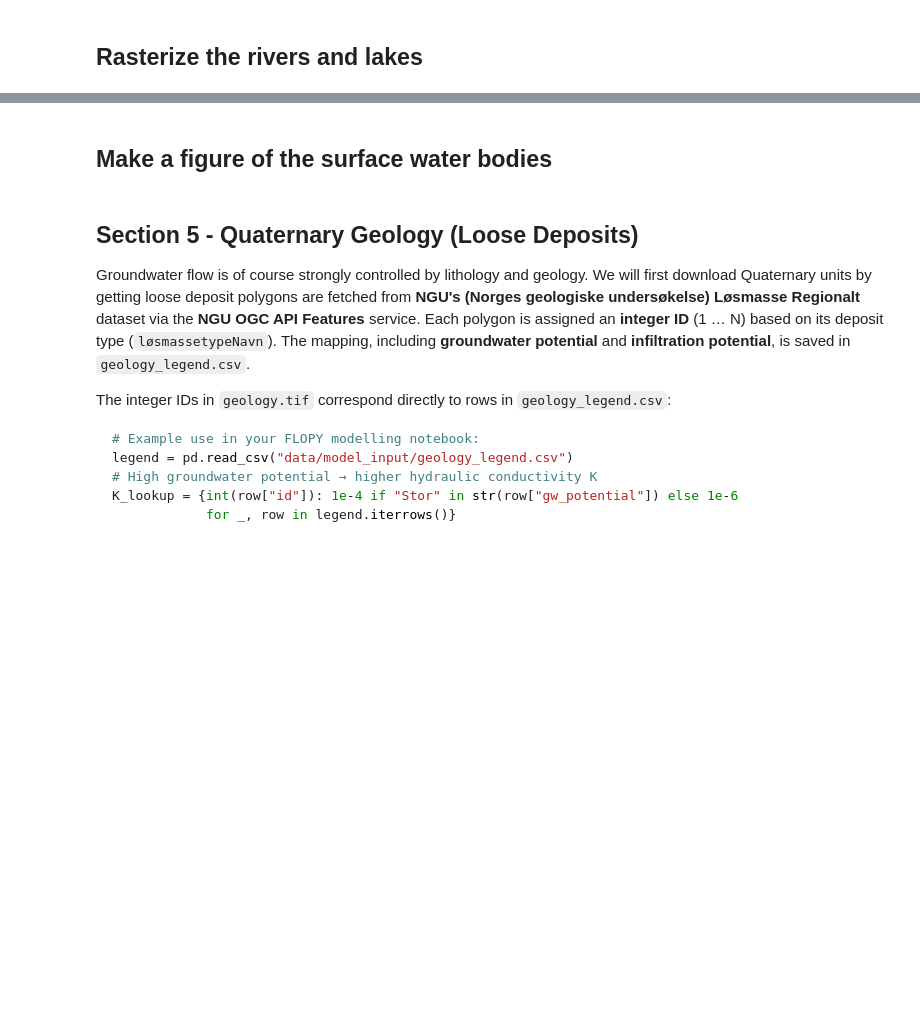
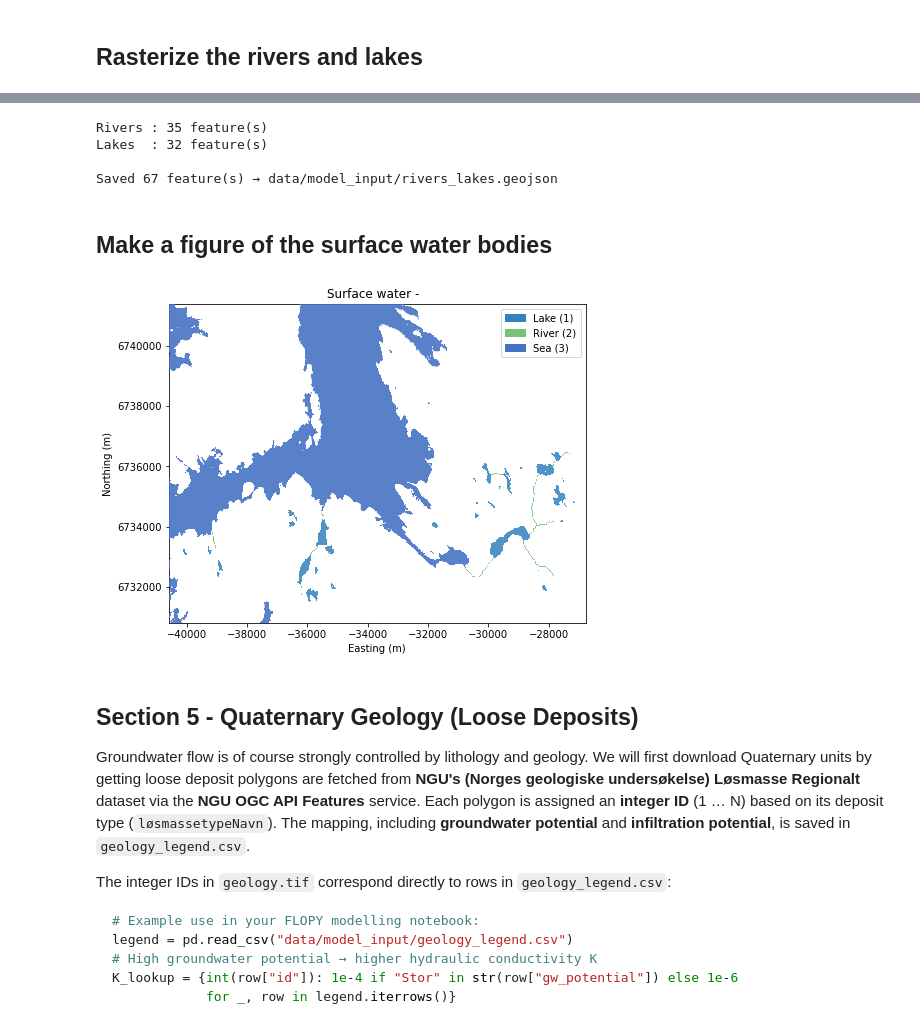
Before and after one commit to ElcoLuijendijk/GEOV212_hydrogeology_exercises, a Jupyter notebook: exercise_5a_model_data.ipynb, the cells around one changed output, grey strips where cells are left out. Cells and saved outputs as stored; diff of their text form; code cells hidden in the pictures; blank space fills up the shorter version.

```diff
--- a/exercise_5a_model_data.ipynb
+++ b/exercise_5a_model_data.ipynb
@@ -54,6 +54,7 @@ The output of this notebook consists of the following files. These are GeoTIFF f
 # %% [markdown]
 ## Import modules
 # %%
+import gc
 import re
 import warnings
 import io
@@ -80,6 +81,8 @@ from pyproj import Transformer
 from shapely.geometry import box, mapping #, MultiPolygon, Polygon
 from shapely.ops import unary_union # polygonize, linemerge,
 
+plt.rcParams["figure.dpi"] = 72
+
 print("All packages loaded successfully.")
 print(f"  geopandas : {gpd.__version__}")
 print(f"  rasterio  : {rasterio.__version__}")
@@ -1290,7 +1398,6 @@ the river area, it only restores continuity.
 # %% [markdown]
 ## Get all surface water data
 # %%
-
 def _fetch_nve_layer(url, bbox, timeout=120):
     """Fetch all features from an NVE ArcGIS REST FeatureLayer within a bounding box.
 
@@ -1341,12 +1448,23 @@ else:
     print("  No lakes found in this catchment.")
 
 # ─── Fetch rivers (NVE Elvenett, LineString layer) ───────────────────────────
+# Rivers that follow the watershed divide are geometrically coincident with the
+# catchment polygon boundary. A hard clip() against the exact polygon drops or
+# fragments those collinear segments due to floating-point edge cases in Shapely.
+# Buffering the clip mask by half a pixel (TARGET_RESOLUTION / 2) before clipping
+# ensures boundary-coincident rivers are kept without pulling in segments from
+# neighbouring catchments.
 print("\nFetching rivers from NVE Elvenett ...")
 rivers_raw = _fetch_nve_layer(NVE_RIVERS_URL, catchment_bbox)
 if rivers_raw is not None:
-    rivers_gdf = gpd.clip(rivers_raw.to_crs(CRS), catchment_gdf)
+    _rivers_clip_geom = catchment_gdf.geometry.buffer(TARGET_RESOLUTION / 2).unary_union
+    rivers_gdf = gpd.clip(rivers_raw.to_crs(CRS), _rivers_clip_geom)
     rivers_gdf = rivers_gdf[~rivers_gdf.geometry.is_empty].reset_index(drop=True)
     print(f"  {len(rivers_gdf)} river feature(s) clipped to catchment")
 else:
     rivers_gdf = None
     print("  No rivers found in this catchment.")
+
+# Free raw GDFs now that clipped versions are ready
+del lakes_raw, rivers_raw
+gc.collect()
@@ -1489,32 +1635,75 @@ if n_valid > 0:
+# %%
+# ─── Save river and lake vectors as GeoJSON ───────────────────────────────────
+# We export the unfiltered rivers_gdf (all Strahler orders) and the full
+# lakes_gdf, each tagged with feature_type, and save them as a single file.
+# Exercise 5B uses this file to overlay the observed network on baseflow maps.
+
+import geopandas as gpd
+import pandas as pd
+
+_parts = []
+
+if rivers_gdf is not None and len(rivers_gdf) > 0:
+    _riv = rivers_gdf[["geometry"]].copy()
+    _riv["feature_type"] = "river"
+    _parts.append(_riv)
+    print(f"Rivers : {len(_riv)} feature(s)")
+
+if lakes_gdf is not None and len(lakes_gdf) > 0:
+    _lak = lakes_gdf[["geometry"]].copy()
+    _lak["feature_type"] = "lake"
+    _parts.append(_lak)
+    print(f"Lakes  : {len(_lak)} feature(s)")
+
+if _parts:
+    rivers_lakes_gdf = gpd.GeoDataFrame(
+        pd.concat(_parts, ignore_index=True), crs=CRS
+    )
+    rl_path = OUTPUT_DIR / "rivers_lakes.geojson"
+    rivers_lakes_gdf.to_file(rl_path, driver="GeoJSON")
+    print(f"\nSaved {len(rivers_lakes_gdf)} feature(s) → {rl_path}")
+else:
+    rivers_lakes_gdf = None
+    print("No rivers or lakes found — rivers_lakes.geojson not written.")
+# %% [output]
+Rivers : 35 feature(s)
+Lakes  : 32 feature(s)
+
+Saved 67 feature(s) → data/model_input/rivers_lakes.geojson
 # %% [markdown]
 ## Make a figure of the surface water bodies
 # %%
 cmap_sw  = mcolors.ListedColormap(["#f0f0f0", "#3182bd", "#74c476", "#4472C4"])
 bounds_sw = [-0.5, 0.5, 1.5, 2.5, 3.5]
 norm_sw  = mcolors.BoundaryNorm(bounds_sw, cmap_sw.N)
 
 fig, ax = plt.subplots(figsize=(7, 6))
-ax.imshow(hillshade, cmap="gray", alpha=0.5, extent=extent)
+#ax.imshow(hillshade, cmap="gray", alpha=0.5, extent=extent, interpolation='nearest')
+
+#catchment_gdf.plot(ax=ax, color="lightgrey", linewidth=0)
+
 _plot_sea_polygon(ax, alpha=0.30)
 ax.imshow(
     np.where(sw_array > 0, sw_array.astype(float), np.nan),
-    cmap=cmap_sw, norm=norm_sw, alpha=0.85, extent=extent,
+    cmap=cmap_sw, norm=norm_sw, alpha=0.85, extent=extent, interpolation='nearest', zorder=10
  )
-catchment_gdf.boundary.plot(ax=ax, color="black", linewidth=1)
+#catchment_gdf.boundary.plot(ax=ax, color="black", linewidth=1)
 
 patches_sw = [
     mpatches.Patch(color="#3182bd", label="Lake (1)"),
     mpatches.Patch(color="#74c476", label="River (2)"),
     mpatches.Patch(color="#4472C4", label="Sea (3)"),
 ]
 ax.legend(handles=patches_sw)
 ax.set_title(f"Surface water - {name}")
 ax.set_xlabel("Easting (m)")
 ax.set_ylabel("Northing (m)")
 ax.ticklabel_format(style="plain", axis="both")
 _limit_axes_to_catchment(ax)
 plt.tight_layout()
 plt.show()
+# %% [output]
+[figure, added]
 # %% [markdown]
 ## Section 5 - Quaternary Geology (Loose Deposits)
 
```
Also changed, not shown: parts of 37 cells of this notebook.
